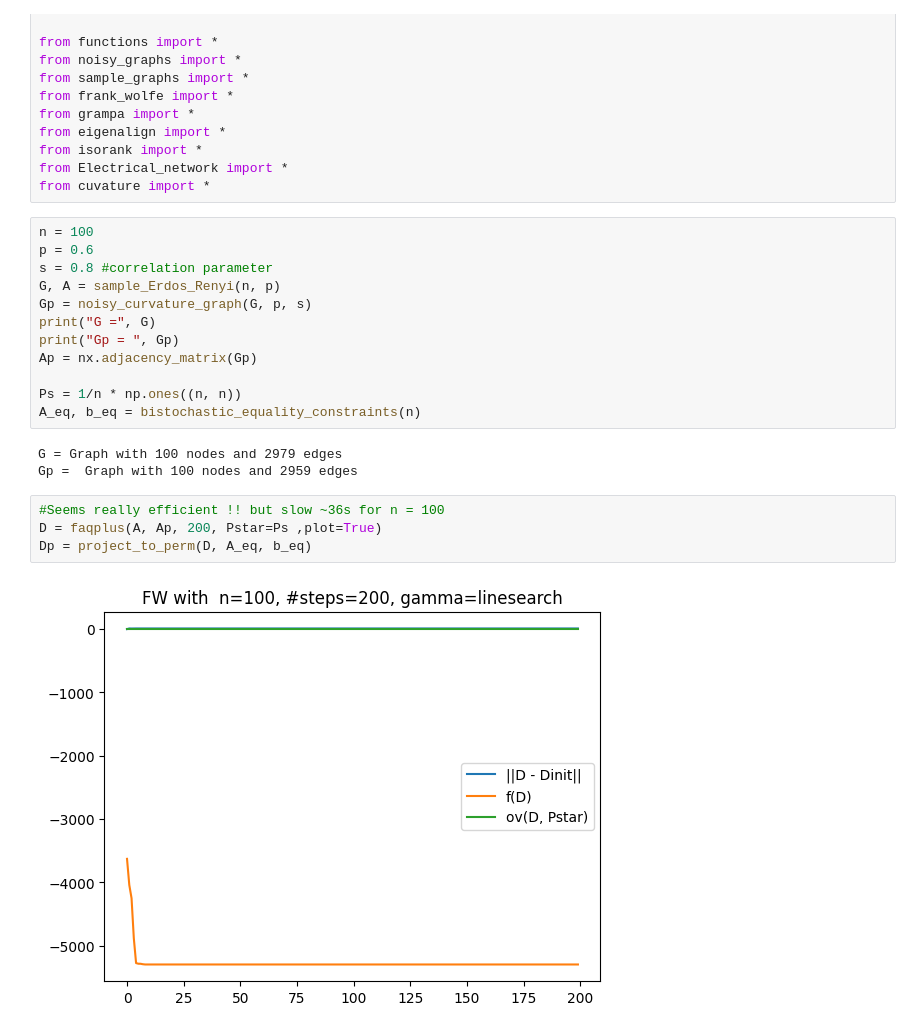
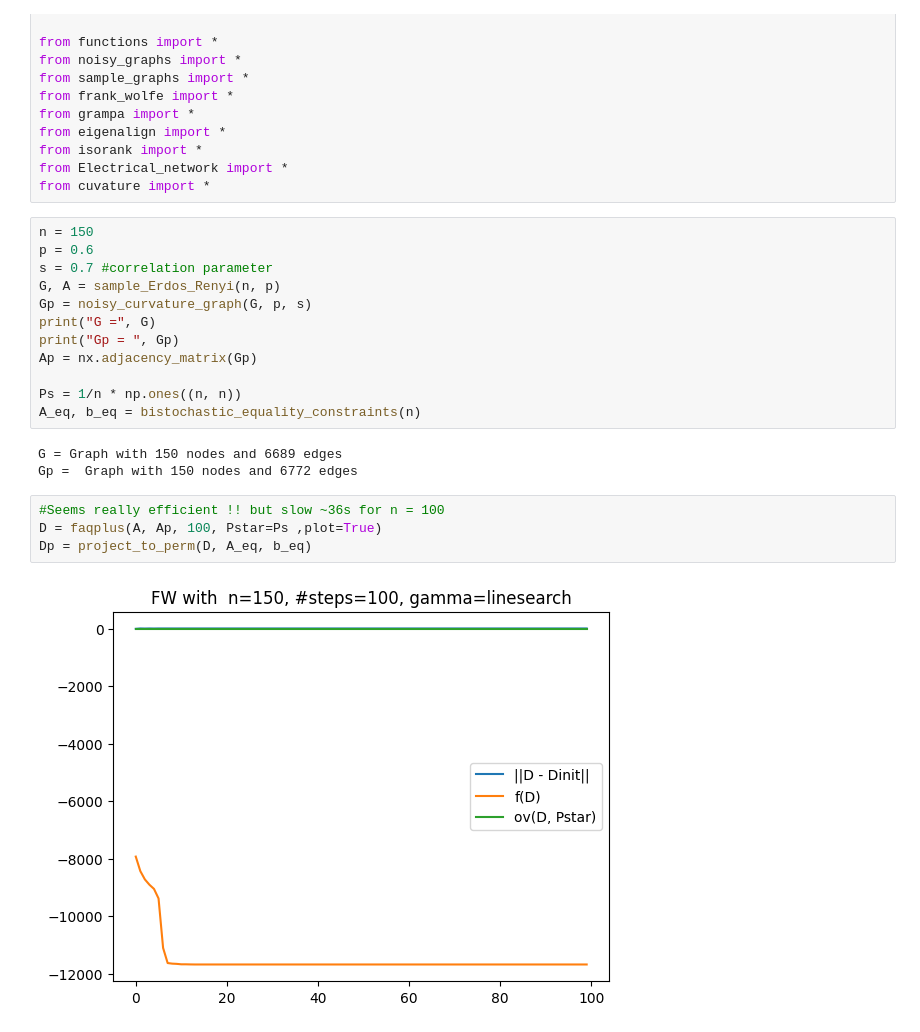
Before and after one commit to jakobmaier-eu/graph-gromov, a Jupyter notebook: testing_curvature.ipynb, the cells around one changed output. Saved outputs shown, nothing was run; the diff lists cells and outputs as text.

```diff
--- a/testing_curvature.ipynb
+++ b/testing_curvature.ipynb
@@ -13,9 +13,9 @@ from isorank import *
 from Electrical_network import *
 from cuvature import *
 # %%
-n = 100
+n = 150
 p = 0.6
-s = 0.8 #correlation parameter
+s = 0.7 #correlation parameter
 G, A = sample_Erdos_Renyi(n, p)
 Gp = noisy_curvature_graph(G, p, s)
 print("G =", G)
@@ -25,14 +25,14 @@ Ap = nx.adjacency_matrix(Gp)
 Ps = 1/n * np.ones((n, n))
 A_eq, b_eq = bistochastic_equality_constraints(n)
 # %% [output]
-G = Graph with 100 nodes and 2979 edges
-Gp =  Graph with 100 nodes and 2959 edges
+G = Graph with 150 nodes and 6689 edges
+Gp =  Graph with 150 nodes and 6772 edges
 # %%
 #Seems really efficient !! but slow ~36s for n = 100
-D = faqplus(A, Ap, 200, Pstar=Ps ,plot=True)
+D = faqplus(A, Ap, 100, Pstar=Ps ,plot=True)
 Dp = project_to_perm(D, A_eq, b_eq)
 # %% [output]
-[figure, old version]
+[figure, new version]
 # %%
 plot_alignment(G, Gp, Dp)
 print(np.linalg.norm(A.toarray() - Dp @ Ap.toarray() @ Dp.T))
```
Also changed, not shown: parts of 4 cells of this notebook, 1 other file.
